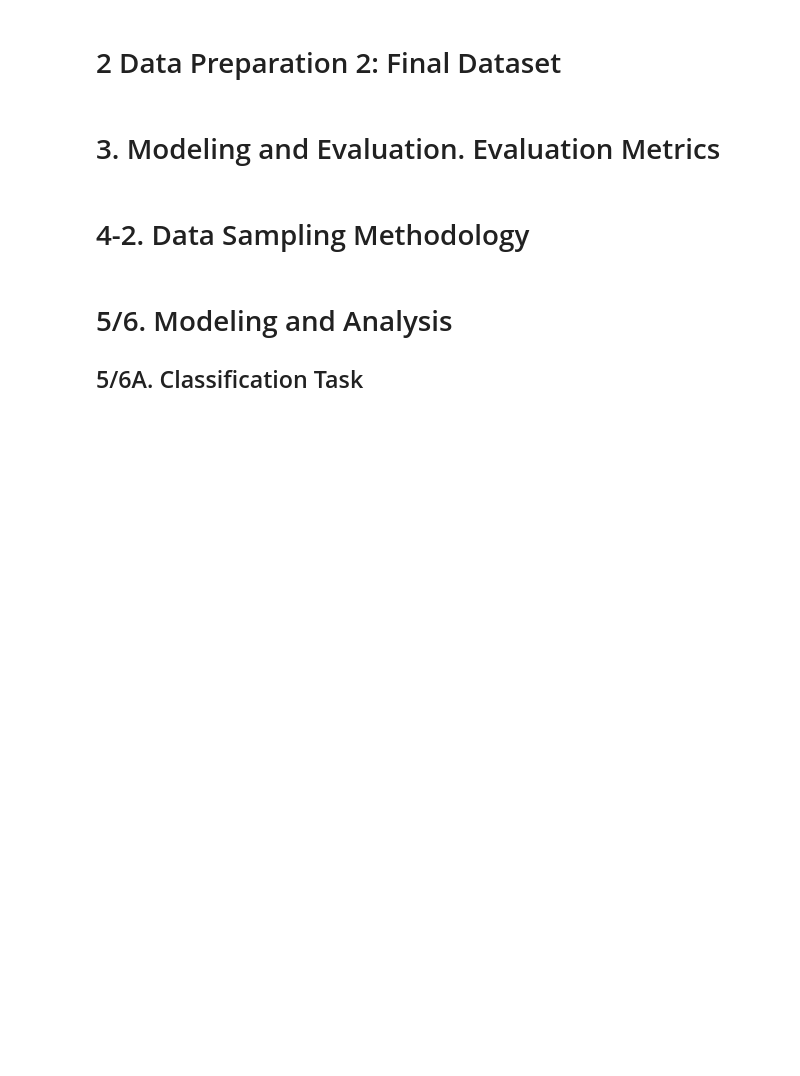
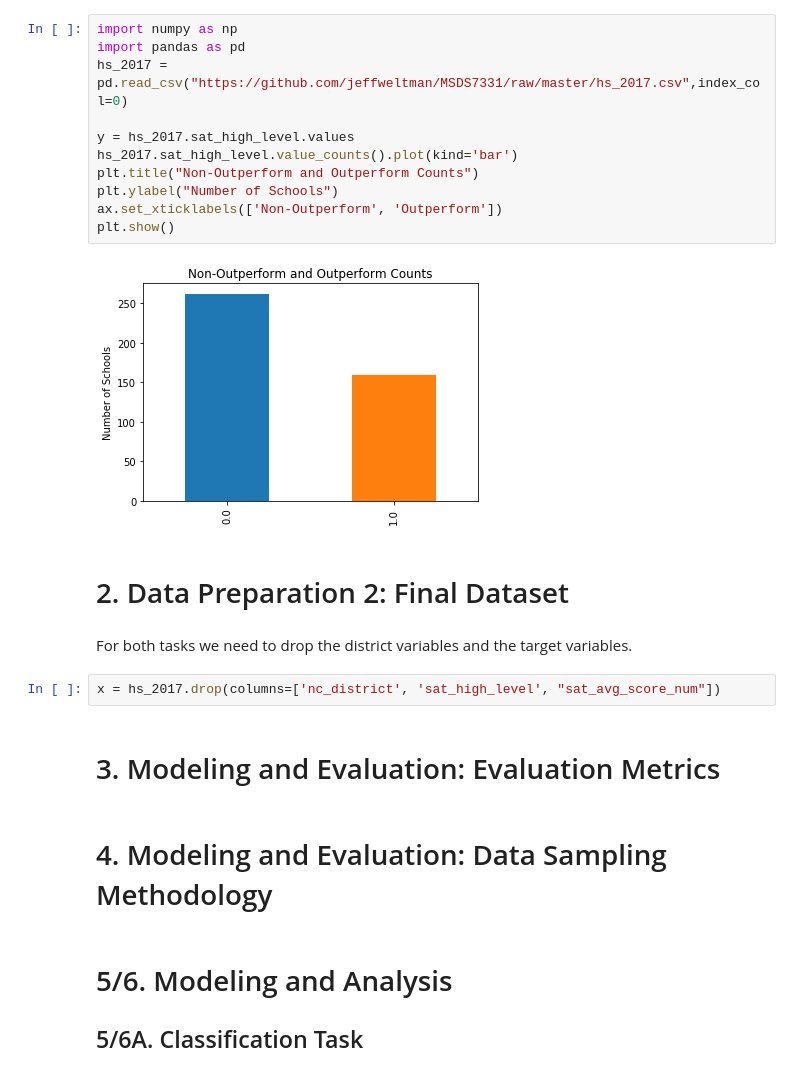
Before and after one commit to jeffweltman/MSDS7331, a Jupyter notebook: Lab 2 - Working/MSDS 7331 - Lab 2 - KassofWeltmanDickens.ipynb, the cells around one changed output. Cells and saved outputs as stored; diff of their text form; blank space fills up the shorter version.

```diff
--- a/Lab 2 - Working/MSDS 7331 - Lab 2 - KassofWeltmanDickens.ipynb
+++ b/Lab 2 - Working/MSDS 7331 - Lab 2 - KassofWeltmanDickens.ipynb
@@ -3,9 +39,26 @@
+# %%
+import numpy as np
+import pandas as pd
+hs_2017 = pd.read_csv("https://github.com/jeffweltman/MSDS7331/raw/master/hs_2017.csv",index_col=0)
+
+y = hs_2017.sat_high_level.values
+hs_2017.sat_high_level.value_counts().plot(kind='bar')
+plt.title("Non-Outperform and Outperform Counts")
+plt.ylabel("Number of Schools")
+ax.set_xticklabels(['Non-Outperform', 'Outperform'])
+plt.show()
+# %% [output]
+[figure, added]
 # %% [markdown]
-# 2 Data Preparation 2: Final Dataset
+# 2. Data Preparation 2: Final Dataset
+# %% [markdown]
+For both tasks we need to drop the district variables and the target variables.
+# %%
+x = hs_2017.drop(columns=['nc_district', 'sat_high_level', "sat_avg_score_num"])
 # %% [markdown]
-# 3. Modeling and Evaluation. Evaluation Metrics
+# 3. Modeling and Evaluation: Evaluation Metrics
 # %% [markdown]
-# 4-2. Data Sampling Methodology
+# 4. Modeling and Evaluation: Data Sampling Methodology
 # %% [markdown]
 # 5/6. Modeling and Analysis
 ## 5/6A. Classification Task
```
Also changed, not shown: parts of 15 cells of this notebook, 2 other files.
